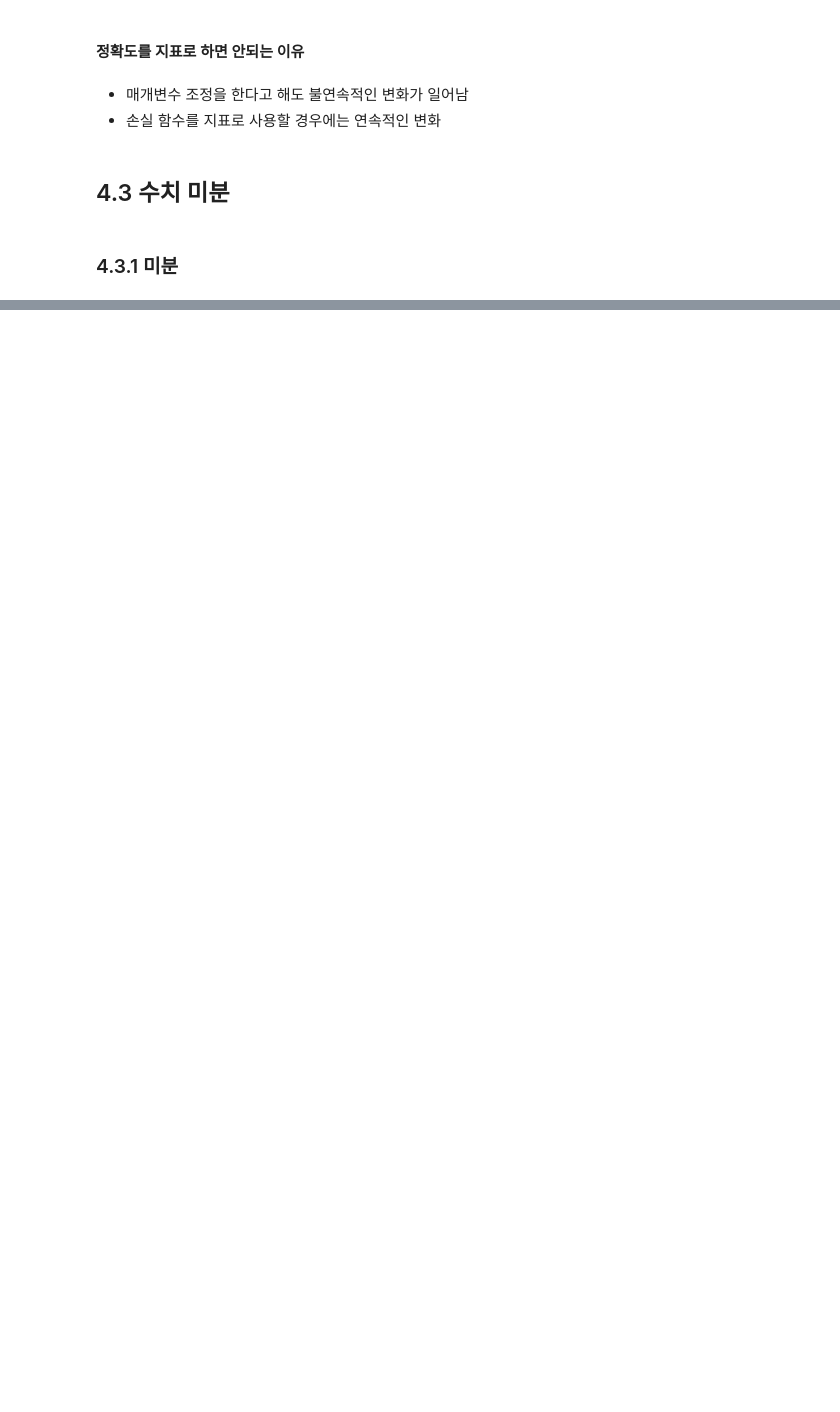
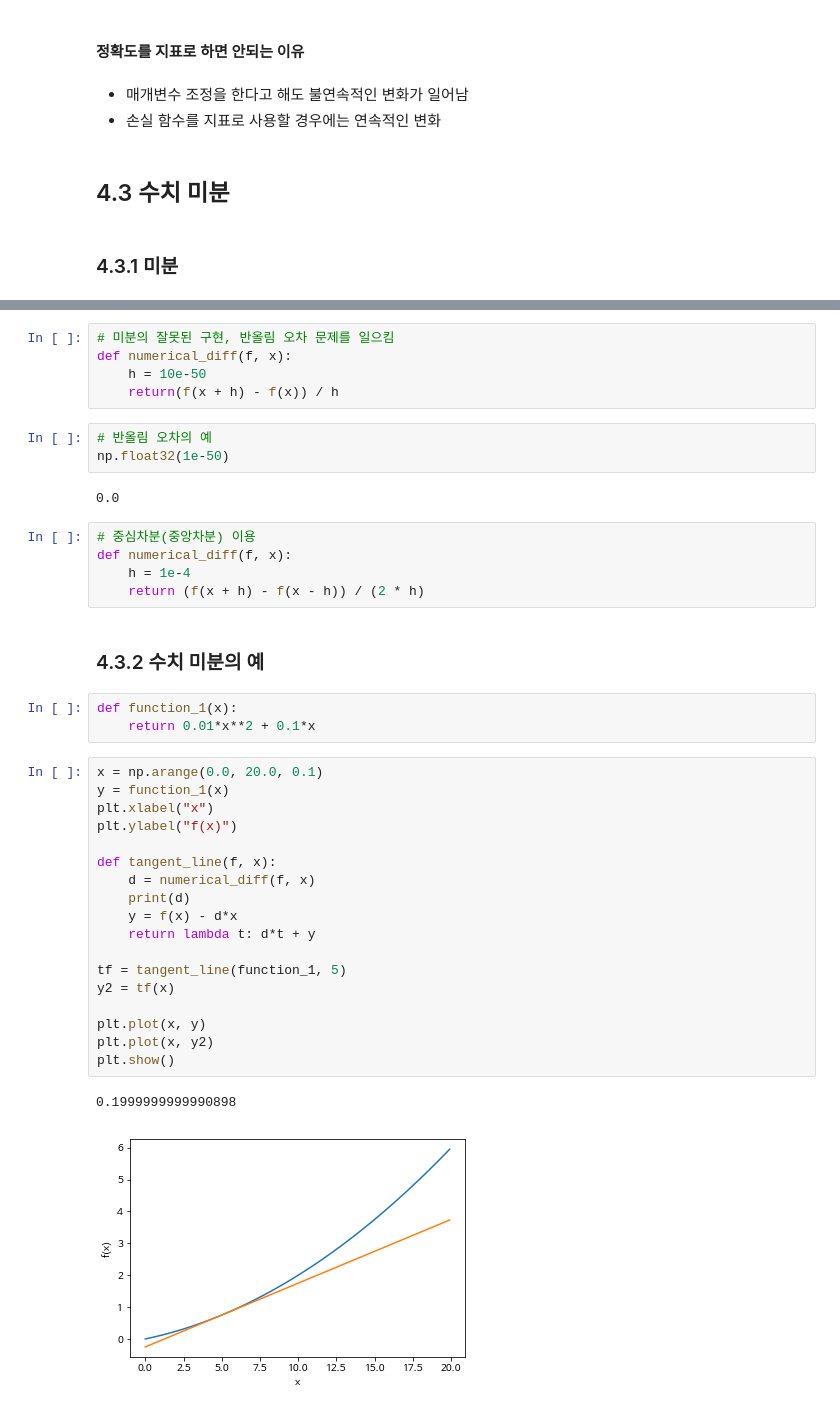
Before and after one commit to skz2356/Pycode, a Jupyter notebook: Scratch_DL/SDL_4.ipynb, the cells around one changed output, grey strips where cells are left out. Drawn from its saved outputs; the diff is of its cells as text; blank space fills up the shorter version.

```diff
--- a/Scratch_DL/SDL_4.ipynb
+++ b/Scratch_DL/SDL_4.ipynb
@@ -197,0 +223,41 @@ def cross_entropy_error(y, t):
+# %%
+# 미분의 잘못된 구현, 반올림 오차 문제를 일으킴
+def numerical_diff(f, x):
+    h = 10e-50
+    return(f(x + h) - f(x)) / h
+# %%
+# 반올림 오차의 예
+np.float32(1e-50)
+# %% [output]
+0.0
+# %%
+# 중심차분(중앙차분) 이용
+def numerical_diff(f, x):
+    h = 1e-4
+    return (f(x + h) - f(x - h)) / (2 * h)
+# %% [markdown]
+### 4.3.2 수치 미분의 예
+# %%
+def function_1(x):
+    return 0.01*x**2 + 0.1*x
+# %%
+x = np.arange(0.0, 20.0, 0.1)
+y = function_1(x)
+plt.xlabel("x")
+plt.ylabel("f(x)")
+
+def tangent_line(f, x):
+    d = numerical_diff(f, x)
+    print(d)
+    y = f(x) - d*x
+    return lambda t: d*t + y
+
+tf = tangent_line(function_1, 5)
+y2 = tf(x)
+
+plt.plot(x, y)
+plt.plot(x, y2)
+plt.show()
+# %% [output]
+0.1999999999990898
+[figure, added]
```
Also changed, not shown: parts of 59 cells of this notebook.
